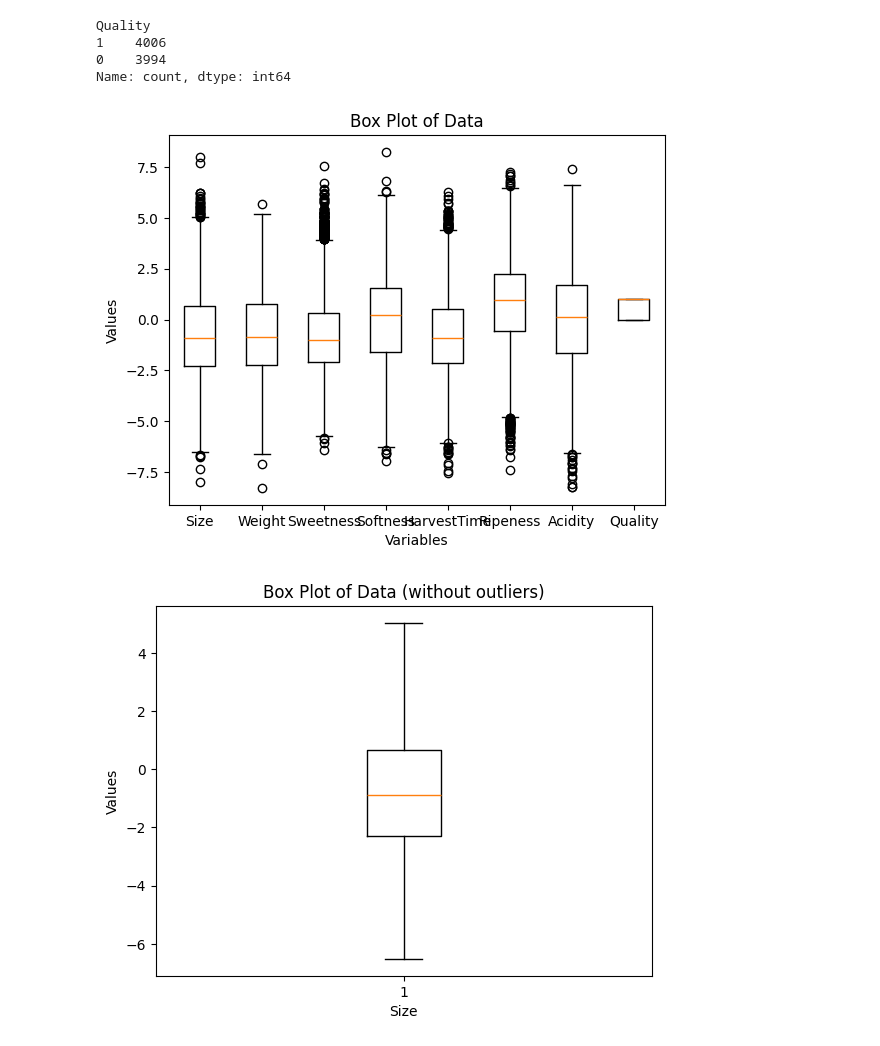
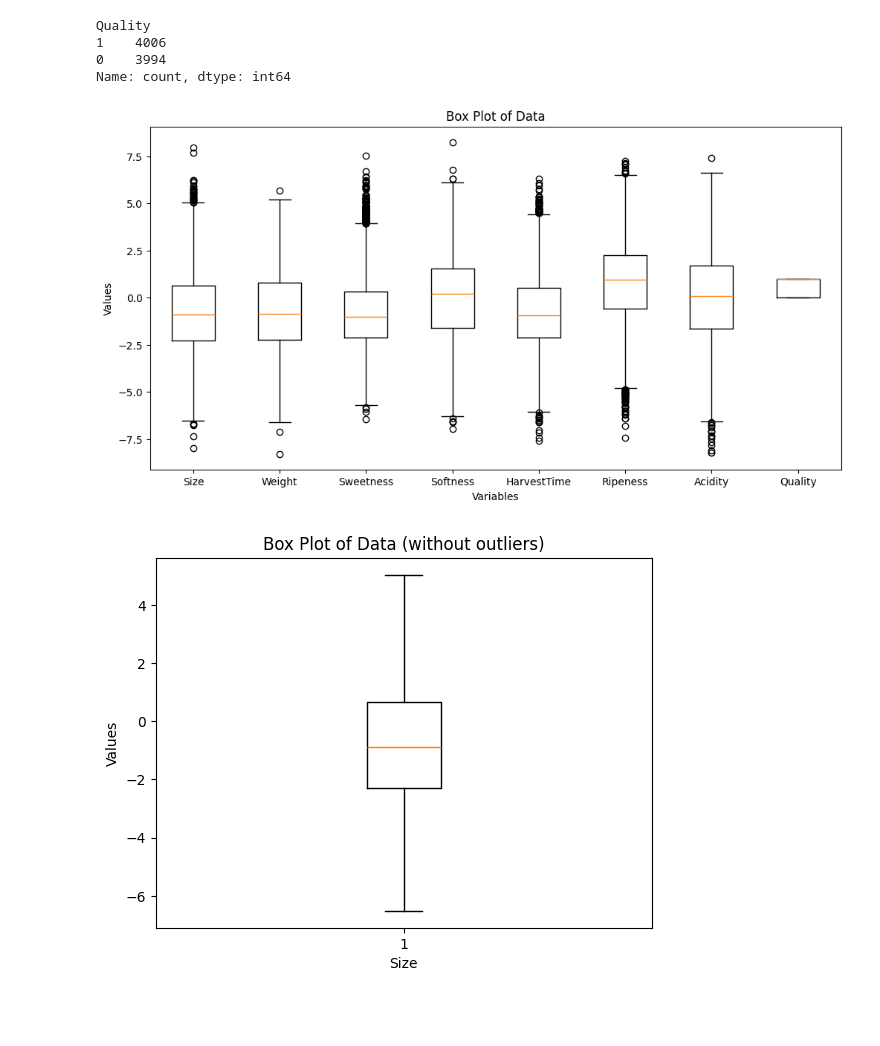
Before and after one commit to Aaryash-Shakya/AI-ML-training, a Jupyter notebook: lab3-banana-quality/lab3.ipynb, the cells around one changed output. Cells and saved outputs as stored; diff of their text form; code cells hidden in the pictures; blank space fills up the shorter version.

```diff
--- a/lab3-banana-quality/lab3.ipynb
+++ b/lab3-banana-quality/lab3.ipynb
@@ -116,14 +117,15 @@ Quality
 0    3994
 Name: count, dtype: int64
 # %%
+plt.figure(figsize=(12, 6))  # Increase the figsize to adjust the width
 plt.boxplot(train_data)
 plt.xticks(range(1, len(train_data.columns) + 1), train_data.columns)
 plt.xlabel('Variables')
 plt.ylabel('Values')
 plt.title('Box Plot of Data')
 plt.show()
 # %% [output]
-[figure, old version]
+[figure, new version]
 # %%
 plt.boxplot(train_data['Size'], showfliers=False)
 plt.xlabel('Size')
```
Also changed, not shown: parts of 14 cells of this notebook, 2 other files.
